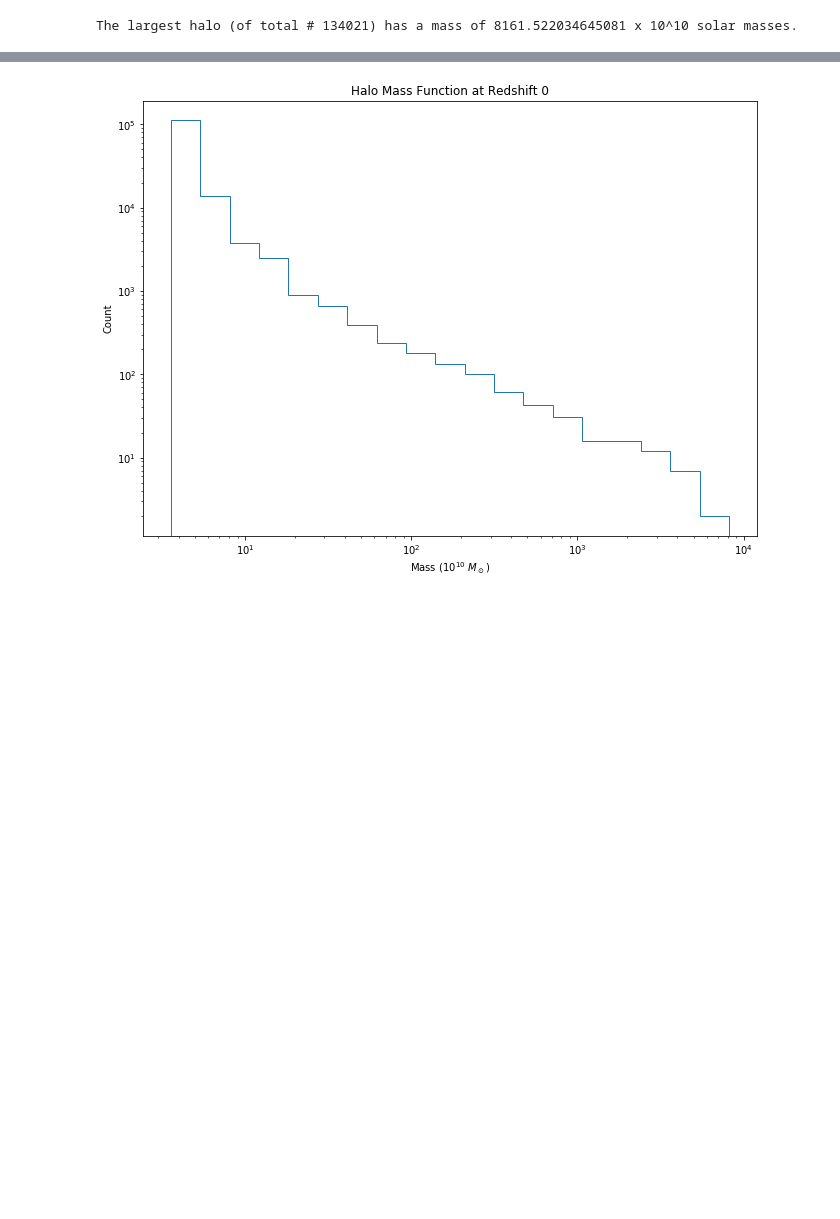
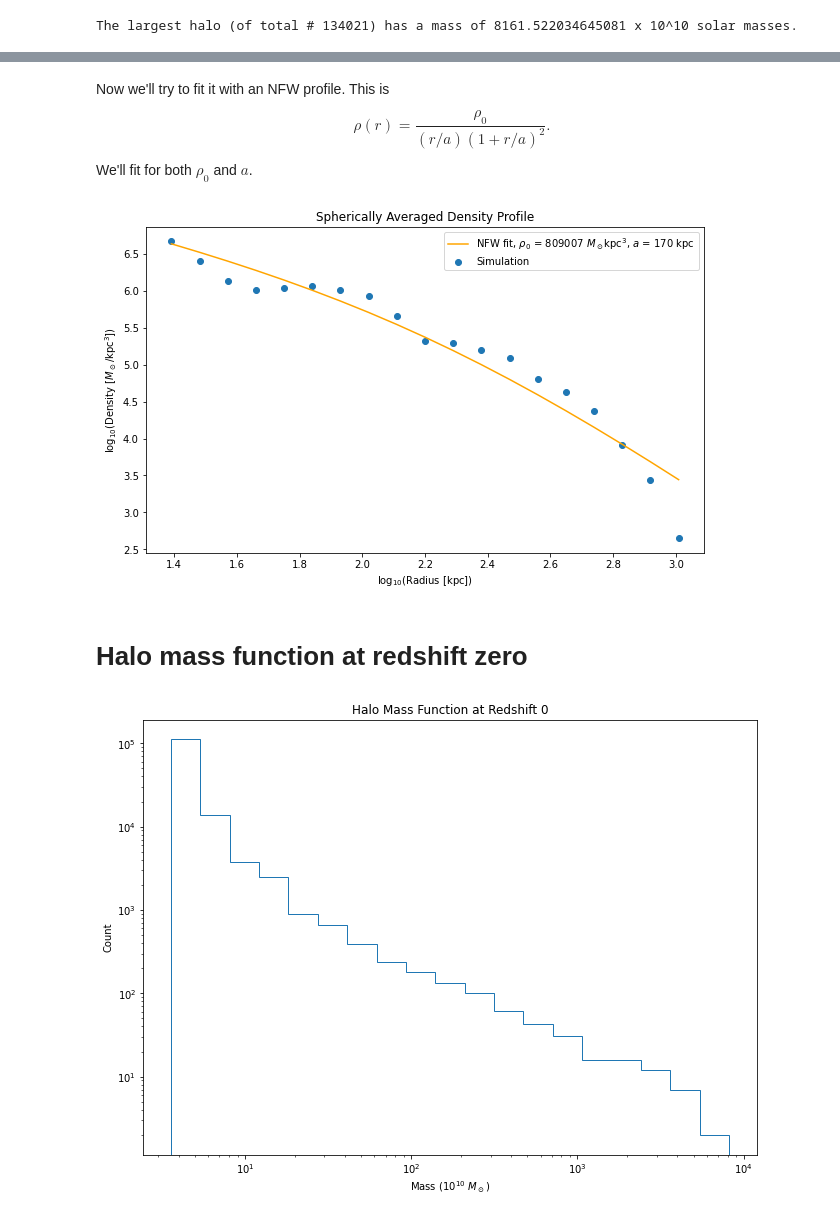
Before and after one commit to EthanMarx/astro_numerical_project, a Jupyter notebook: analysis.ipynb, the cells around one changed output, grey strips where cells are left out. Saved outputs shown, nothing was run; the diff lists cells and outputs as text; code cells hidden in the pictures; blank space fills up the shorter version.

```diff
--- a/analysis.ipynb
+++ b/analysis.ipynb
@@ -120,3 +178,26 @@ The largest halo (of total # 134021) has a mass of 8161.522034645081 x 10^10 sol
+# %% [markdown]
+Now we'll try to fit it with an NFW profile. This is
+\begin{equation}
+\rho(r) = \frac{\rho_0}{(r/a)(1+r/a)^2}.
+\end{equation}
+We'll fit for both $\rho_0$ and $a$.
+# %%
+def log10nfw(log10r, log10rho0, log10a):
+    return log10rho0 - log10r + log10a - 2*np.log10(1 + 10**(log10r)/10**(log10a))
+popt, pcov = curve_fit(log10nfw, np.log10(radii), np.log10(densities), p0=[np.log10(10**8), np.log10(10**3)])
+fit_rho0, fit_a = 10**popt
+
+plt.figure(figsize=(10, 6))
+plt.scatter(np.log10(radii), np.log10(densities), label='Simulation')
+plt.plot(np.log10(radii), log10nfw(np.log10(radii), *popt), label=rf'NFW fit, $\rho_0$ = {int(fit_rho0)} $M_\odot$kpc$^3$, $a$ = {int(fit_a)} kpc', c='orange')
+plt.xlabel("log$_{10}$(Radius [kpc])");
+plt.ylabel("log$_{10}$(Density [$M_\odot/\mathrm{kpc}^3$])");
+plt.legend();
+plt.title("Spherically Averaged Density Profile");
+# %% [output]
+[figure, added]
+# %% [markdown]
+# Halo mass function at redshift zero
 # %%
 mass_of_halos = np.fromiter(sizes.values(), dtype=float)*mass[0]
 mass_bins = np.logspace(np.log10(min(mass_of_halos)), np.log10(max(mass_of_halos)), num=20)
```
Also changed, not shown: parts of 18 cells of this notebook.
